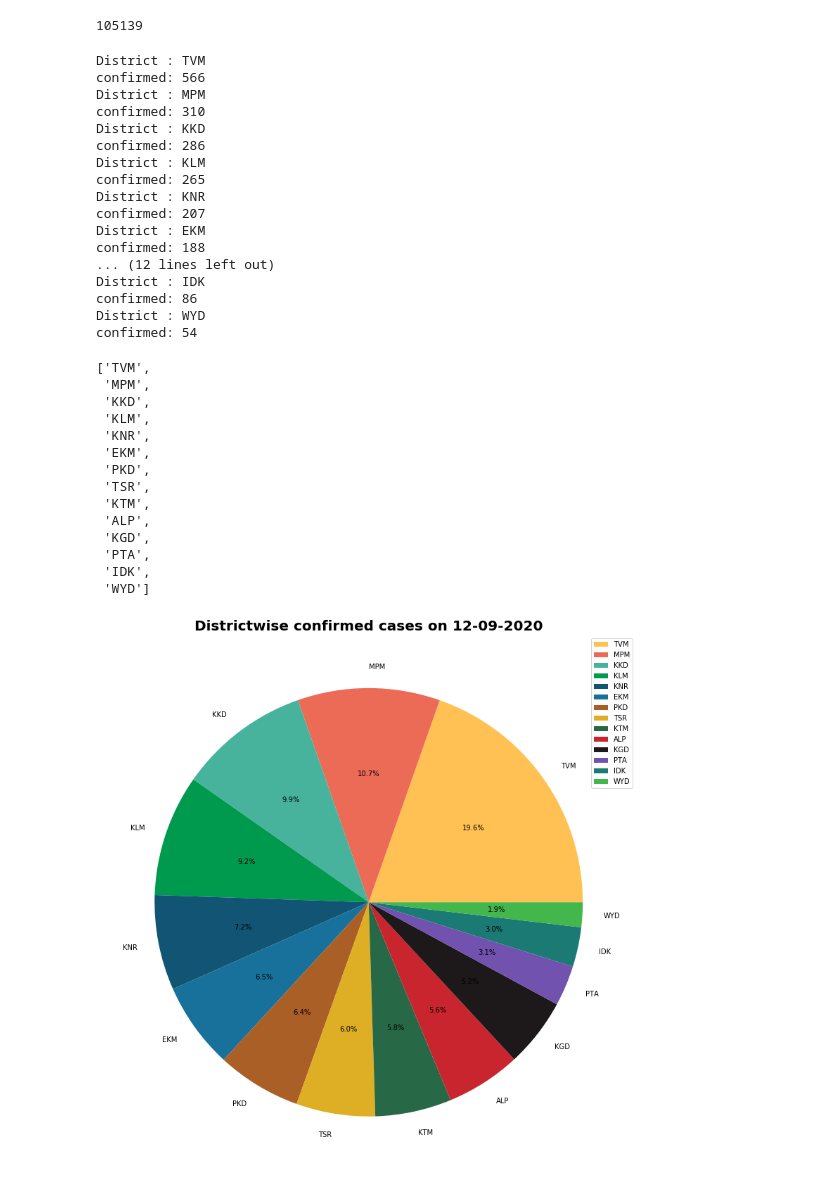
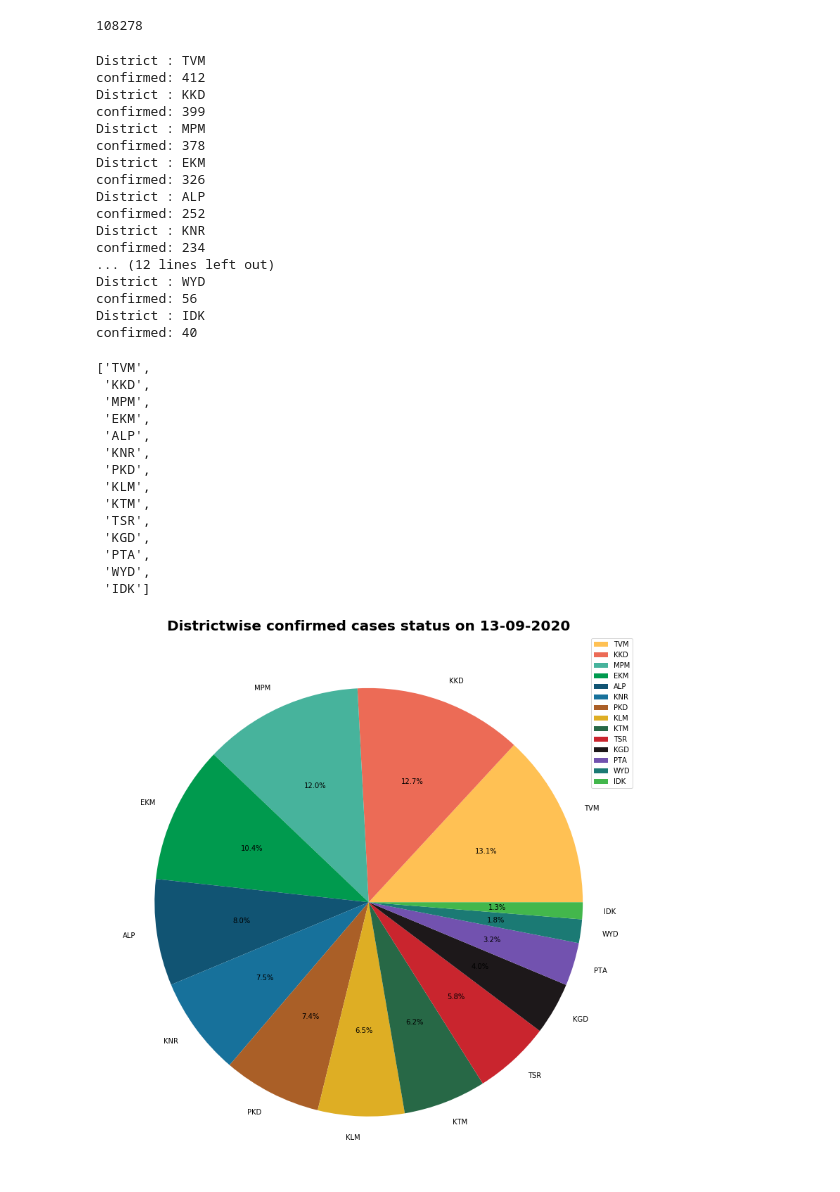
Before and after one commit to shaheennamboori/CovidData_From_Aug04, a Jupyter notebook: Analysis_Districtwise/Districtwise.ipynb, the cells around one changed output. Saved outputs shown, nothing was run; the diff lists cells and outputs as text; code cells hidden in the pictures.

```diff
--- a/Analysis_Districtwise/Districtwise.ipynb
+++ b/Analysis_Districtwise/Districtwise.ipynb
@@ -3,7 +3,7 @@ import pandas as pd
 import numpy as np
 import matplotlib.pyplot as plt
 # %%
-dist = ['TVM','EKM','MPM','KLM','KKD','KGD','KTM','TSR','ALP','KNR','PKD','PTA','IDK','WYD']
+dist = ['TVM','MPM','EKM','KKD','KLM','KTM','ALP','TSR','KGD','KNR','PKD','PTA','IDK','WYD']
 # %%
 date = (input('enter date dd-mm-yy : '))
 # %% [output]
@@ -130,7 +130,7 @@ for i in confirmed:
     sum = sum + i
 print(sum)
 # %% [output]
-105139
+108278
 # %%
 confirmed_daily = {}
 for i in range(14):
@@ -139,49 +139,49 @@ for i in range(14):
     confirmed_daily[dis] = confirmed
 # %% [output]
 District : TVM
-confirmed: 566
+confirmed: 412
+District : KKD
+confirmed: 399
 District : MPM
-confirmed: 310
-District : KKD
-confirmed: 286
-District : KLM
-confirmed: 265
+confirmed: 378
+District : EKM
+confirmed: 326
+District : ALP
+confirmed: 252
 District : KNR
-confirmed: 207
-District : EKM
-confirmed: 188
+confirmed: 234
 ... (12 lines left out)
+District : WYD
+confirmed: 56
 District : IDK
-confirmed: 86
-District : WYD
-confirmed: 54
+confirmed: 40
 # %%
 s = list(confirmed_daily.keys())
 s
 # %% [output]
 ['TVM',
+ 'KKD',
  'MPM',
- 'KKD',
+ 'EKM',
+ 'ALP',
+ 'KNR',
+ 'PKD',
  'KLM',
- 'KNR',
- 'EKM',
- 'PKD',
+ 'KTM',
  'TSR',
- 'KTM',
- 'ALP',
  'KGD',
  'PTA',
- 'IDK',
- 'WYD']
+ 'WYD',
+ 'IDK']
 # %%
 fig , ax = plt.subplots(figsize=(20,14))
 color1 = {1:'#FFC154',2:'#EC6B56',3:'#47B39C',4:'#009A4E',5:'#115473',6:'#17719B',7:'#AA5F27',8:'#DEAE24',9:'#276846',10:'#C9252E',11:'#1D181A',12:'#7252AF',13:'#1B7A74',14:'#43B74C'}
 color = list(color1.values())
 values = list(confirmed_daily.values())
 labels = list(confirmed_daily.keys())
 ax.pie(values,labels=labels,colors=color,autopct='%.1f%%')
 ax.legend(labels,loc='best')
-plt.title('Districtwise confirmed cases on {0}'.format(date),fontsize=20,weight='bold')
+plt.title('Districtwise confirmed cases status on {0}'.format(date),fontsize=20,weight='bold')
 fig.savefig('reports/covid_case_study/districtcontrib.png')
 # %% [output]
-[figure, old version]
+[figure, new version]
```
Also changed, not shown: parts of 6 cells of this notebook, 22 other files.
